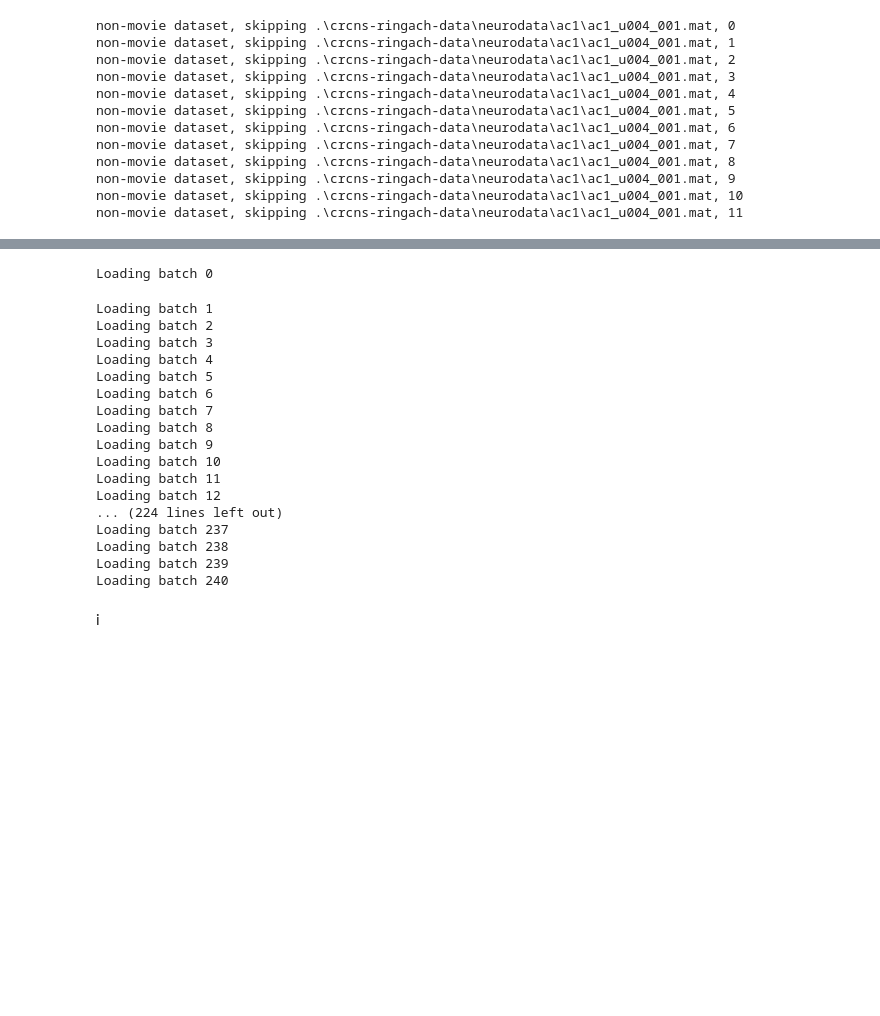
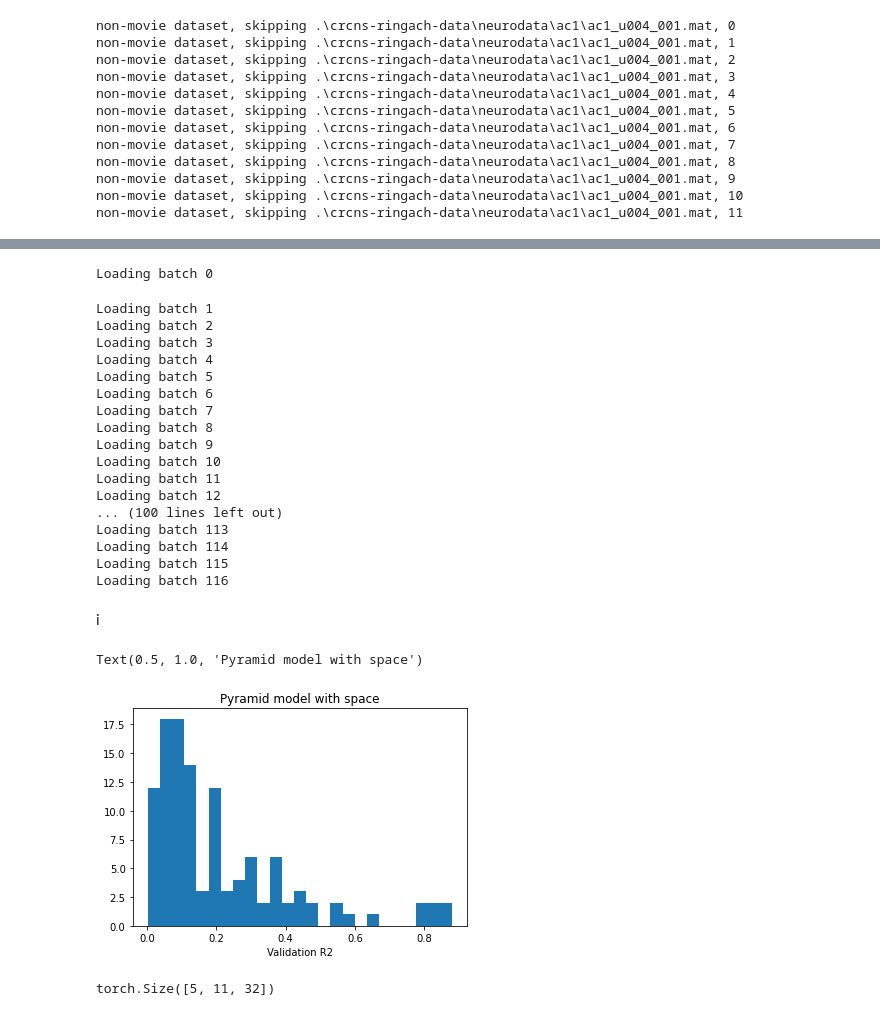
Before and after one commit to patrickmineault/your-head-is-there-to-move-you-around, a Jupyter notebook: Test Gabor pyramid.ipynb, the cells around one changed output, grey strips where cells are left out. Drawn from its saved outputs; the diff is of its cells as text; code cells hidden in the pictures; blank space fills up the shorter version.

```diff
--- a/Test Gabor pyramid.ipynb
+++ b/Test Gabor pyramid.ipynb
@@ -154,11 +142,11 @@ Text(0.5, 0, 'Time (frames)')
 # %%
 testset = pvc1_loader.PVC1(os.path.join(data_root, 'crcns-ringach-data'),
-                            split='train',
+                            split='test',
                             nt=32,
                             ntau=9,
                             nframedelay=0)
 testloader = torch.utils.data.DataLoader(testset,
-                                         batch_size=16,
+                                         batch_size=12,
                                          shuffle=False,
                                          pin_memory=True)
 # %% [output]
@@ -189,6 +197,7 @@ with torch.no_grad():
         X, M, labels = data
         X, M, labels = X.to(device), M.to(device), labels.to(device)
 
+        X = X[:, :, :, :-1, :-1]
         fwd = net.forward((X, M))
 
         rg = M.any(axis=0)
@@ -213,8 +222,8 @@ Loading batch 9
 Loading batch 10
 Loading batch 11
 Loading batch 12
-... (224 lines left out)
-Loading batch 237
-Loading batch 238
-Loading batch 239
-Loading batch 240
+... (100 lines left out)
+Loading batch 113
+Loading batch 114
+Loading batch 115
+Loading batch 116
@@ -230,12 +230,15 @@ wandb.log({"valr2": r2})
 # %% [markdown]
 i
 # %%
-variance_baseline = total_labels_squared / n - (total_labels / n / 18) ** 2
+variance_baseline = total_labels_squared / n - (total_labels / n / labels.shape[2]) ** 2
 variance_baseline
 
 variance_after = total_labels_sse / n
 
 r2 = 1 - variance_after / variance_baseline
 plt.hist(r2.cpu().squeeze().numpy(), 25)
 plt.xlabel('Validation R2')
-plt.title('Pyramid model without space')
+plt.title('Pyramid model with space')
+# %% [output]
+Text(0.5, 1.0, 'Pyramid model with space')
+[figure, added]
@@ -243,0 +245,4 @@ plt.plot(r2.cpu())
+# %%
+labels.shape
+# %% [output]
+torch.Size([5, 11, 32])
```
Also changed, not shown: parts of 15 cells of this notebook, 1 other file.
